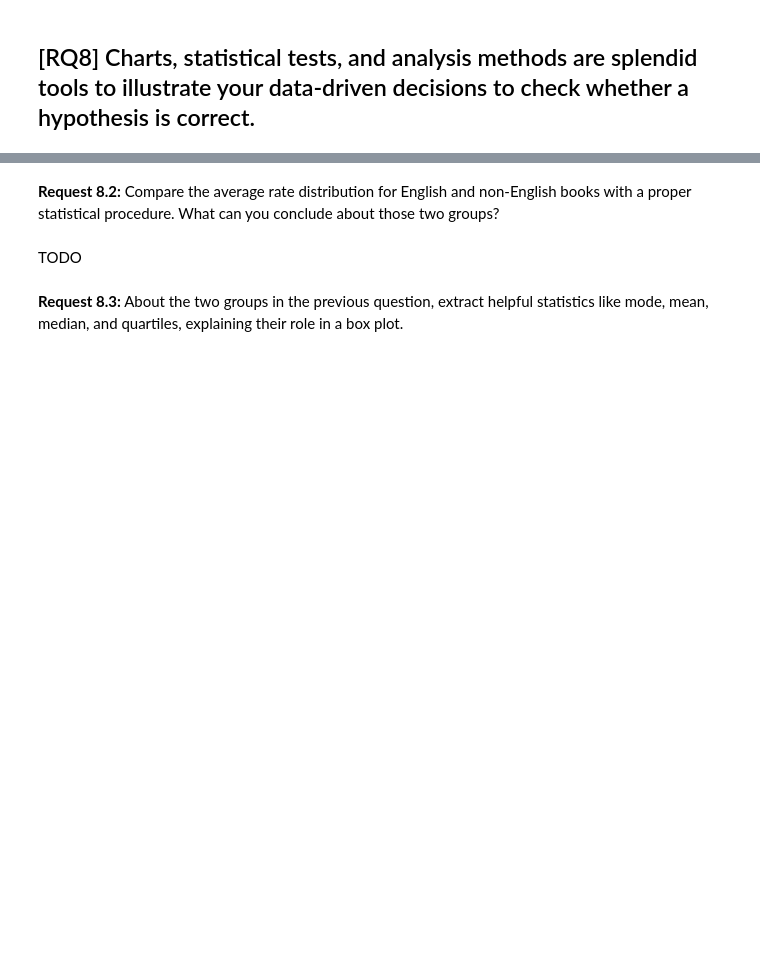
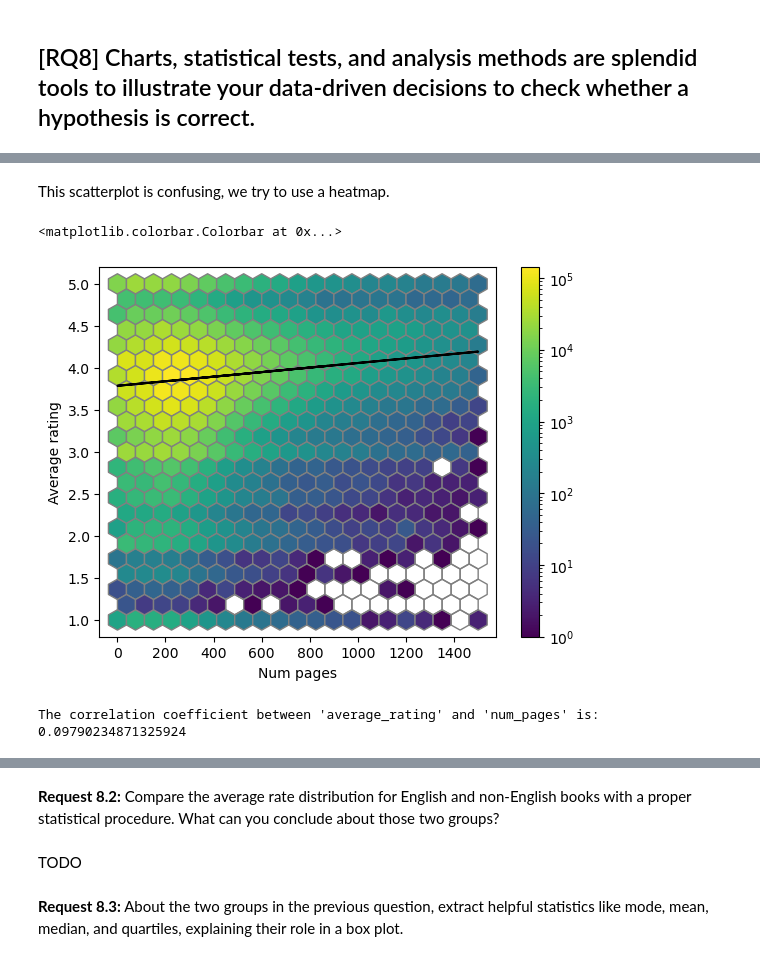
Before and after one commit to LorenzoPannacci/ADM-HW2, a Jupyter notebook: main.ipynb, the cells around one changed output, grey strips where cells are left out. Cells and saved outputs as stored; diff of their text form; code cells hidden in the pictures; blank space fills up the shorter version.

```diff
--- a/main.ipynb
+++ b/main.ipynb
@@ -594,0 +632,20 @@ TODO
+# %% [markdown]
+This scatterplot is confusing, we try to use a heatmap.
+# %%
+plt.hexbin(df["num_pages"], df["average_rating"], gridsize = 20, bins = "log", edgecolor = "gray")
+
+z = np.polyfit(df["num_pages"],  df["average_rating"], 1)
+p = np.poly1d(z)
+plt.plot(df["num_pages"], p(df["num_pages"]), color= "black")
+
+plt.xlabel("Num pages")
+plt.ylabel("Average rating")
+plt.colorbar()
+# %% [output]
+<matplotlib.colorbar.Colorbar at 0x...>
+[figure, added]
+# %%
+correlation = df["average_rating"].corr(df["num_pages"])
+print("The correlation coefficient between 'average_rating' and 'num_pages' is:", correlation)
+# %% [output]
+The correlation coefficient between 'average_rating' and 'num_pages' is: 0.09790234871325924
```
Also changed, not shown: parts of 33 cells of this notebook, 1 other file.
